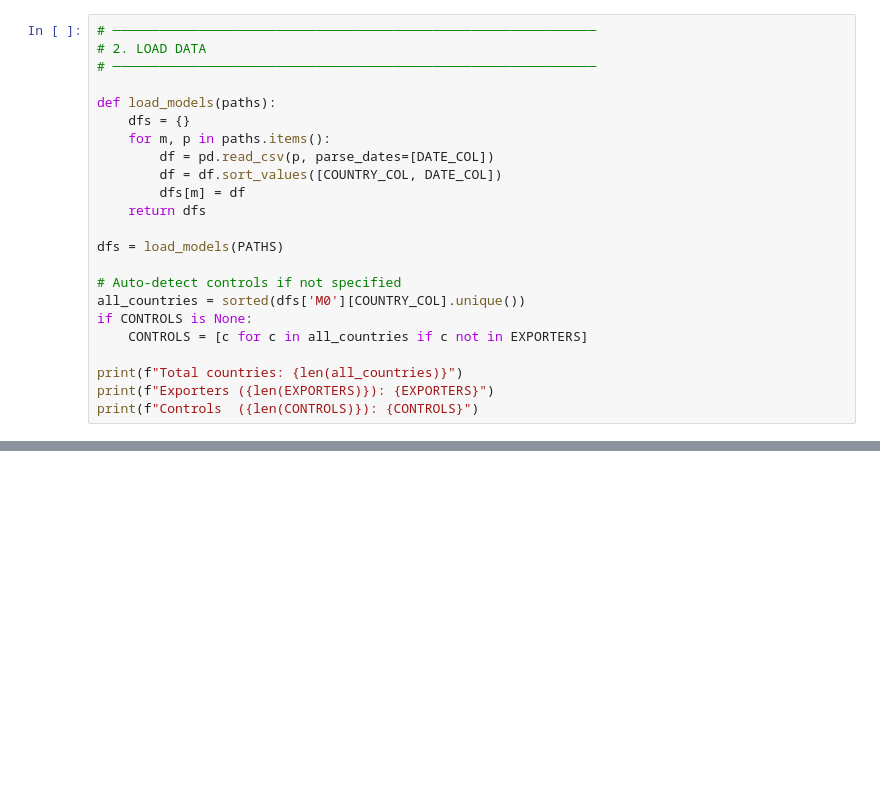
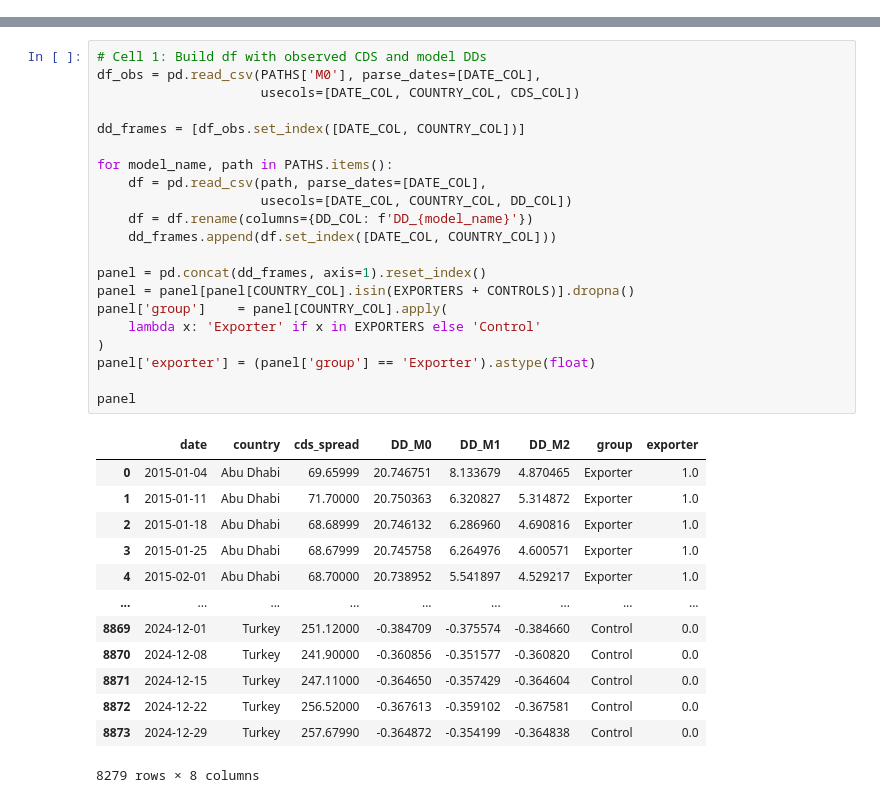
Before and after one commit to juanfp02/commodities_and_sovereigns, a Jupyter notebook: Chapter_02/CCA_results.ipynb, the cells around one changed output, grey strips where cells are left out. Saved outputs shown, nothing was run; the diff lists cells and outputs as text; blank space fills up the shorter version.

```diff
--- a/Chapter_02/CCA_results.ipynb
+++ b/Chapter_02/CCA_results.ipynb
@@ -39,23 +25,0 @@ CONTROLS = ['Chile', 'China', 'Indonesia', 'Philippines', 'South Africa', 'South
-# %%
-# ──────────────────────────────────────────────────────────────
-# 2. LOAD DATA
-# ──────────────────────────────────────────────────────────────
-
-def load_models(paths):
-    dfs = {}
-    for m, p in paths.items():
-        df = pd.read_csv(p, parse_dates=[DATE_COL])
-        df = df.sort_values([COUNTRY_COL, DATE_COL])
-        dfs[m] = df
-    return dfs
-
-dfs = load_models(PATHS)
-
-# Auto-detect controls if not specified
-all_countries = sorted(dfs['M0'][COUNTRY_COL].unique())
-if CONTROLS is None:
-    CONTROLS = [c for c in all_countries if c not in EXPORTERS]
-
-print(f"Total countries: {len(all_countries)}")
-print(f"Exporters ({len(EXPORTERS)}): {EXPORTERS}")
-print(f"Controls  ({len(CONTROLS)}): {CONTROLS}")
@@ -720,0 +26,35 @@ Saved: ../output/figures/episode_backwardation_2022.pdf
+# %%
+# Cell 1: Build df with observed CDS and model DDs
+df_obs = pd.read_csv(PATHS['M0'], parse_dates=[DATE_COL],
+                     usecols=[DATE_COL, COUNTRY_COL, CDS_COL])
+
+dd_frames = [df_obs.set_index([DATE_COL, COUNTRY_COL])]
+
+for model_name, path in PATHS.items():
+    df = pd.read_csv(path, parse_dates=[DATE_COL],
+                     usecols=[DATE_COL, COUNTRY_COL, DD_COL])
+    df = df.rename(columns={DD_COL: f'DD_{model_name}'})
+    dd_frames.append(df.set_index([DATE_COL, COUNTRY_COL]))
+
+panel = pd.concat(dd_frames, axis=1).reset_index()
+panel = panel[panel[COUNTRY_COL].isin(EXPORTERS + CONTROLS)].dropna()
+panel['group']    = panel[COUNTRY_COL].apply(
+    lambda x: 'Exporter' if x in EXPORTERS else 'Control'
+)
+panel['exporter'] = (panel['group'] == 'Exporter').astype(float)
+
+panel
+# %% [output]
+|  | date | country | cds_spread | DD_M0 | DD_M1 | DD_M2 | group | exporter |
+| 0 | 2015-01-04 | Abu Dhabi | 69.65999 | 20.746751 | 8.133679 | 4.870465 | Exporter | 1.0 |
+| 1 | 2015-01-11 | Abu Dhabi | 71.70000 | 20.750363 | 6.320827 | 5.314872 | Exporter | 1.0 |
+| 2 | 2015-01-18 | Abu Dhabi | 68.68999 | 20.746132 | 6.286960 | 4.690816 | Exporter | 1.0 |
+| 3 | 2015-01-25 | Abu Dhabi | 68.67999 | 20.745758 | 6.264976 | 4.600571 | Exporter | 1.0 |
+| 4 | 2015-02-01 | Abu Dhabi | 68.70000 | 20.738952 | 5.541897 | 4.529217 | Exporter | 1.0 |
+| ... | ... | ... | ... | ... | ... | ... | ... | ... |
+| 8869 | 2024-12-01 | Turkey | 251.12000 | -0.384709 | -0.375574 | -0.384660 | Control | 0.0 |
+| 8870 | 2024-12-08 | Turkey | 241.90000 | -0.360856 | -0.351577 | -0.360820 | Control | 0.0 |
+| 8871 | 2024-12-15 | Turkey | 247.11000 | -0.364650 | -0.357429 | -0.364604 | Control | 0.0 |
+| 8872 | 2024-12-22 | Turkey | 256.52000 | -0.367613 | -0.359102 | -0.367581 | Control | 0.0 |
+| 8873 | 2024-12-29 | Turkey | 257.67990 | -0.364872 | -0.354199 | -0.364838 | Control | 0.0 |
+8279 rows × 8 columns
```
Also changed, not shown: parts of 15 cells of this notebook, 42 other files.
